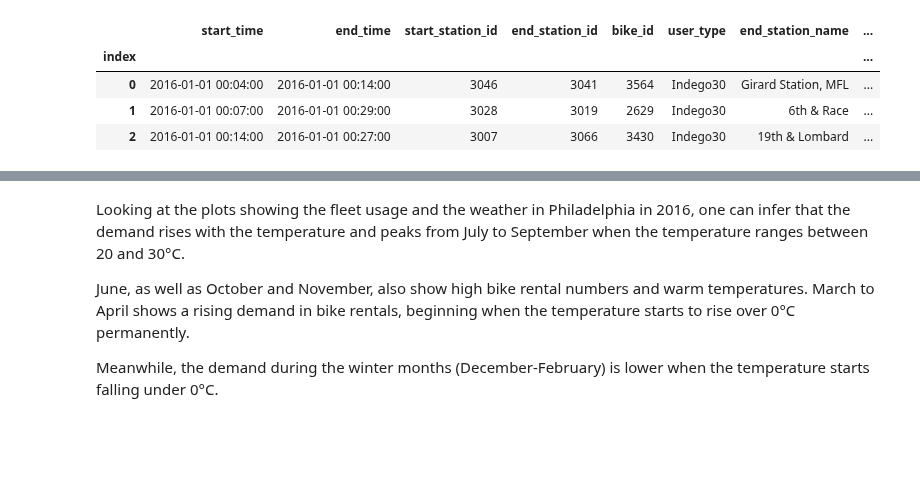
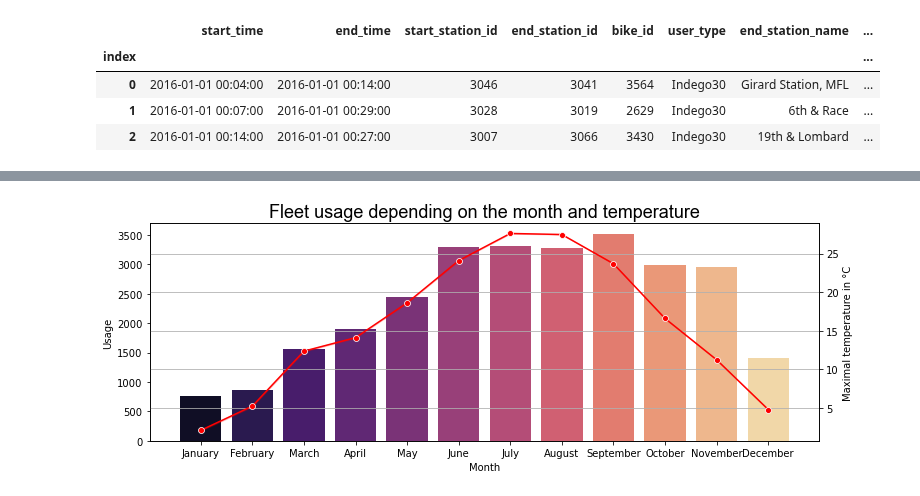
Before and after one commit to Jerematix/dataflow, a Jupyter notebook: notebooks/descriptive_analytics/temporal_demand_patterns_seasonality.ipynb, the cells around one changed output, grey strips where cells are left out. Cells and saved outputs as stored; diff of their text form; code cells hidden in the pictures; blank space fills up the shorter version.

Commit message:
Update weather plot and add comments

```diff
--- a/notebooks/descriptive_analytics/temporal_demand_patterns_seasonality.ipynb
+++ b/notebooks/descriptive_analytics/temporal_demand_patterns_seasonality.ipynb
@@ -93,3 +88,24 @@ plt.show()
-# %% [markdown]
-Looking at the plots showing the fleet usage and the weather in Philadelphia in 2016, one can infer that the demand rises with the temperature and peaks from July to September when the temperature ranges between 20 and 30°C. <p>
-June, as well as October and November, also show high bike rental numbers and warm temperatures. March to April shows a rising demand in bike rentals, beginning when the temperature starts to rise over 0°C permanently. <p> Meanwhile, the demand during the winter months (December-February) is lower when the temperature starts falling under 0°C.
+# %%
+# Add column with months to dataset
+
+trips_df['month'] = trips_df['date_time'].dt.month_name()
+# %%
+#Displaying values graphically
+
+fig,ax = plt.subplots(figsize=(12,4))
+
+sns.barplot(x=trips_hourly_month.index.get_level_values(1), y=trips_hourly_month["ongoing_trips_total"], ax=ax, ci=None, palette="magma")
+ax.set_title("Fleet usage depending on the month and temperature", fontsize=18, fontname="Arial")
+ax.set_xlabel("Month")
+ax.set_ylabel("Usage")
+
+ax2 = ax.twinx()
+sns.lineplot(x=trips_df["month"], y=trips_df["max_temp"], ax=ax2, color='red', marker='o')
+ax2.set_ylabel("Maximal temperature in °C")
+
+plt.grid(True)
+plt.show()
+
+#ax.figure.savefig("../../figures/Weather.png")
+# %% [output]
+[figure, added]
```
Also changed, not shown: parts of 8 cells of this notebook.
